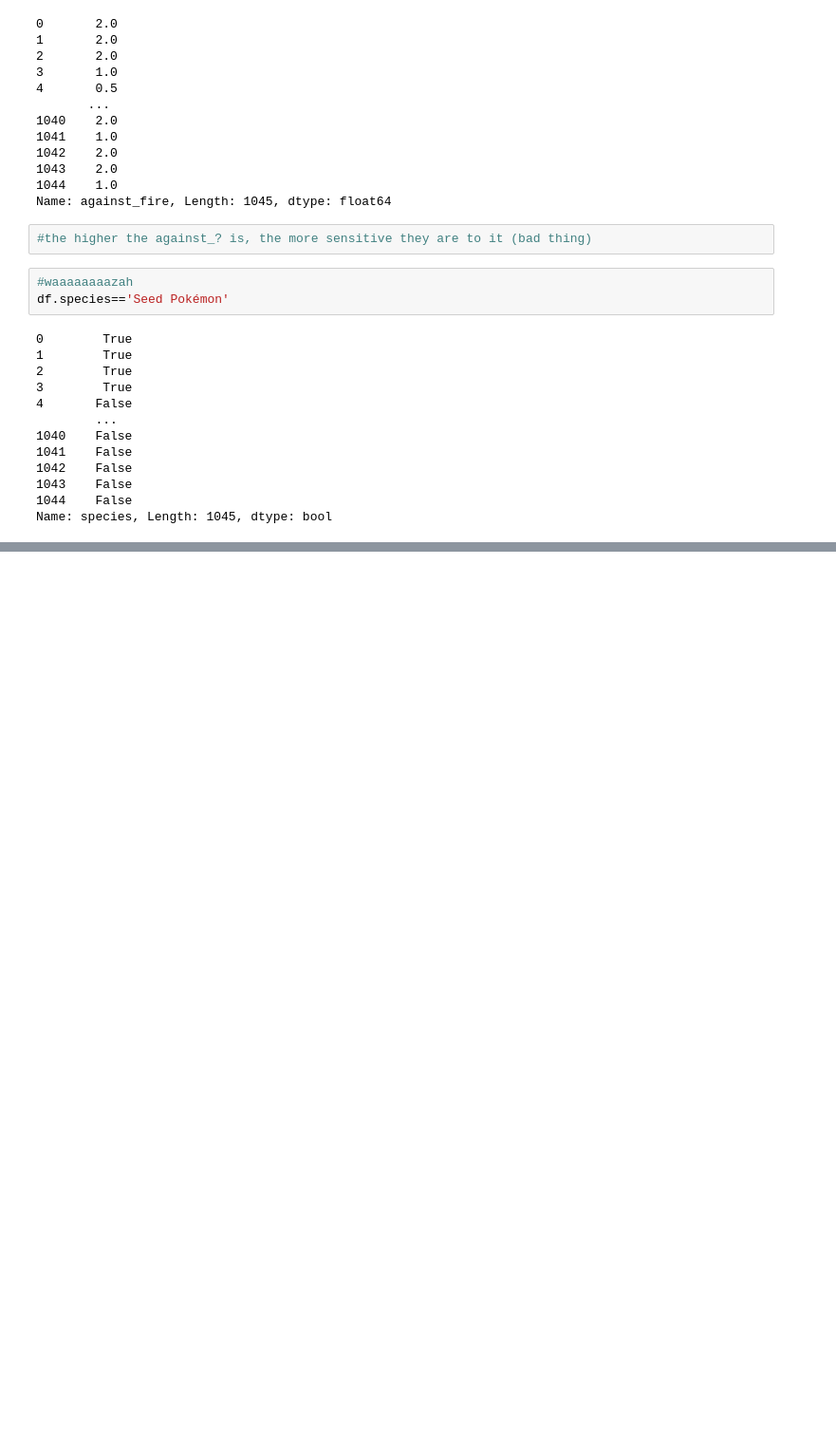
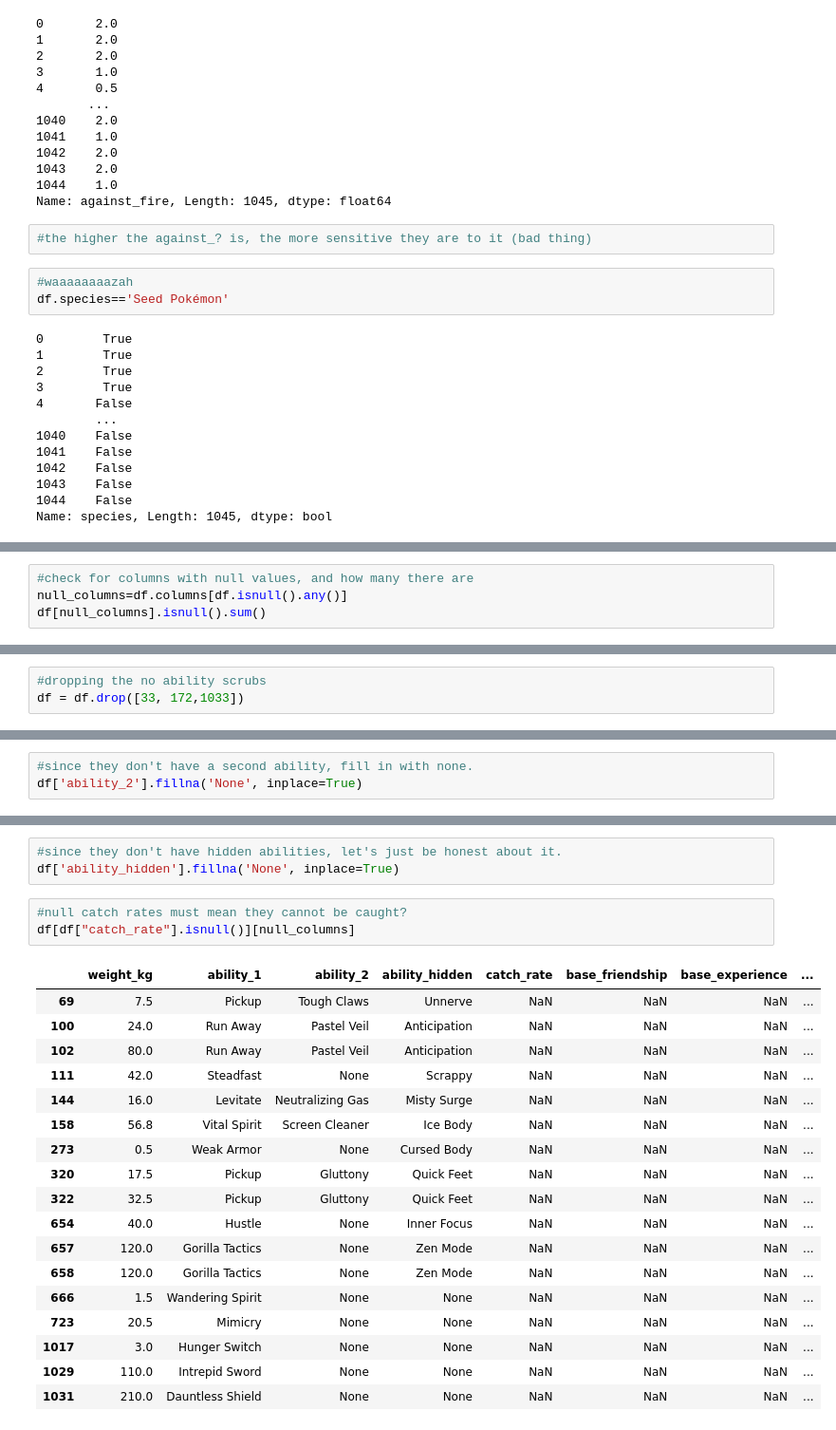
Before and after one commit to annah-vu/pokemon_project, a Jupyter notebook: first_scratchbook.ipynb, the cells around one changed output, grey strips where cells are left out. Shown at 95% size. Saved outputs shown, nothing was run; the diff lists cells and outputs as text; blank space fills up the shorter version.

Commit message:
nulls down

```diff
--- a/first_scratchbook.ipynb
+++ b/first_scratchbook.ipynb
@@ -119,0 +145,4 @@ Name: species, Length: 1045, dtype: bool
+# %%
+#check for columns with null values, and how many there are
+null_columns=df.columns[df.isnull().any()]
+df[null_columns].isnull().sum()
@@ -119,0 +208,3 @@ Name: species, Length: 1045, dtype: bool
+# %%
+#dropping the no ability scrubs
+df = df.drop([33, 172,1033])
@@ -119,0 +253,3 @@ Name: species, Length: 1045, dtype: bool
+# %%
+#since they don't have a second ability, fill in with none.
+df['ability_2'].fillna('None', inplace=True)
@@ -119,0 +273,25 @@ Name: species, Length: 1045, dtype: bool
+# %%
+#since they don't have hidden abilities, let's just be honest about it.
+df['ability_hidden'].fillna('None', inplace=True)
+# %%
+#null catch rates must mean they cannot be caught?
+df[df["catch_rate"].isnull()][null_columns]
+# %% [output]
+|  | weight_kg | ability_1 | ability_2 | ability_hidden | catch_rate | base_friendship | base_experience | ... |
+| 69 | 7.5 | Pickup | Tough Claws | Unnerve | NaN | NaN | NaN | ... |
+| 100 | 24.0 | Run Away | Pastel Veil | Anticipation | NaN | NaN | NaN | ... |
+| 102 | 80.0 | Run Away | Pastel Veil | Anticipation | NaN | NaN | NaN | ... |
+| 111 | 42.0 | Steadfast | None | Scrappy | NaN | NaN | NaN | ... |
+| 144 | 16.0 | Levitate | Neutralizing Gas | Misty Surge | NaN | NaN | NaN | ... |
+| 158 | 56.8 | Vital Spirit | Screen Cleaner | Ice Body | NaN | NaN | NaN | ... |
+| 273 | 0.5 | Weak Armor | None | Cursed Body | NaN | NaN | NaN | ... |
+| 320 | 17.5 | Pickup | Gluttony | Quick Feet | NaN | NaN | NaN | ... |
+| 322 | 32.5 | Pickup | Gluttony | Quick Feet | NaN | NaN | NaN | ... |
+| 654 | 40.0 | Hustle | None | Inner Focus | NaN | NaN | NaN | ... |
+| 657 | 120.0 | Gorilla Tactics | None | Zen Mode | NaN | NaN | NaN | ... |
+| 658 | 120.0 | Gorilla Tactics | None | Zen Mode | NaN | NaN | NaN | ... |
+| 666 | 1.5 | Wandering Spirit | None | None | NaN | NaN | NaN | ... |
+| 723 | 20.5 | Mimicry | None | None | NaN | NaN | NaN | ... |
+| 1017 | 3.0 | Hunger Switch | None | None | NaN | NaN | NaN | ... |
+| 1029 | 110.0 | Intrepid Sword | None | None | NaN | NaN | NaN | ... |
+| 1031 | 210.0 | Dauntless Shield | None | None | NaN | NaN | NaN | ... |
```
Also changed, not shown: parts of 37 cells of this notebook.
